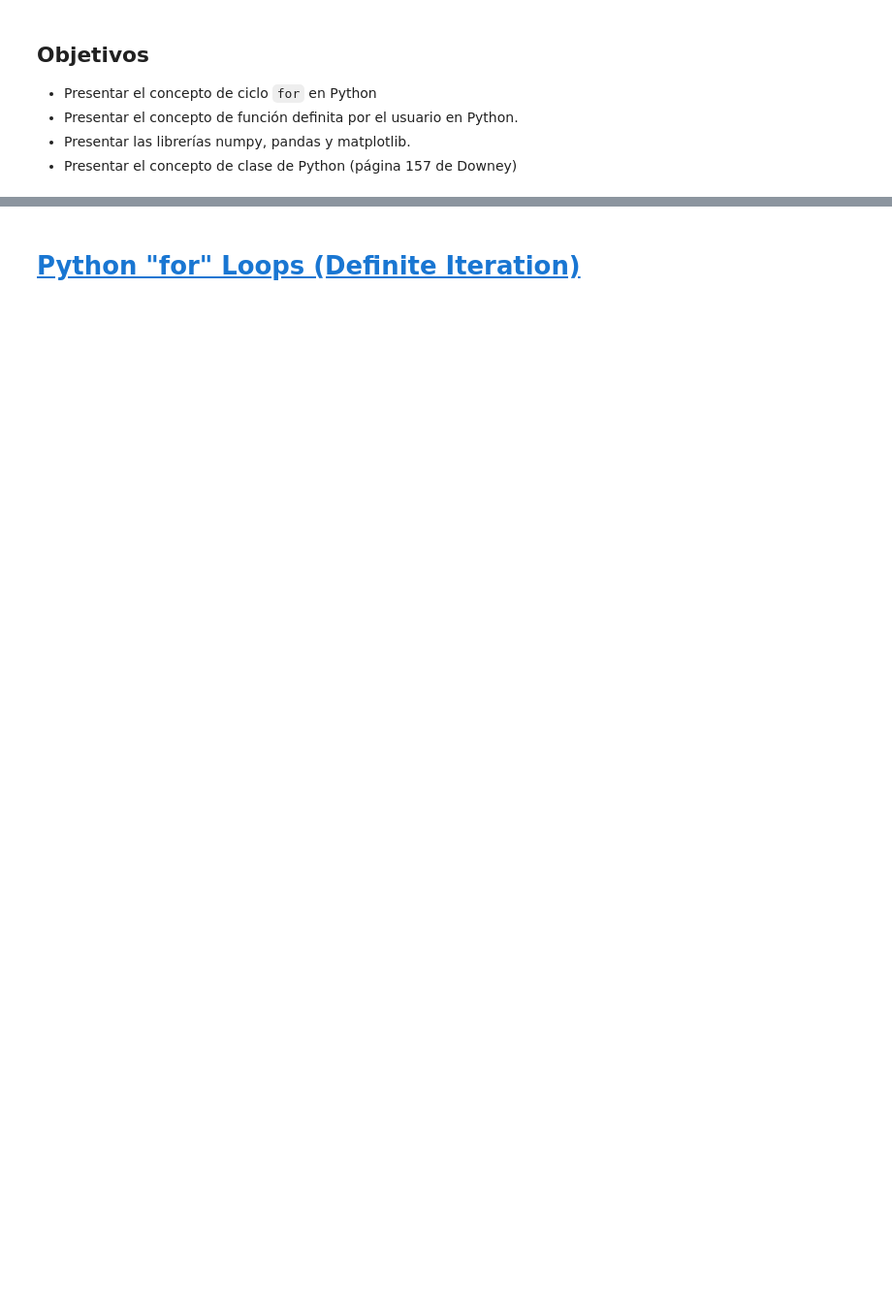
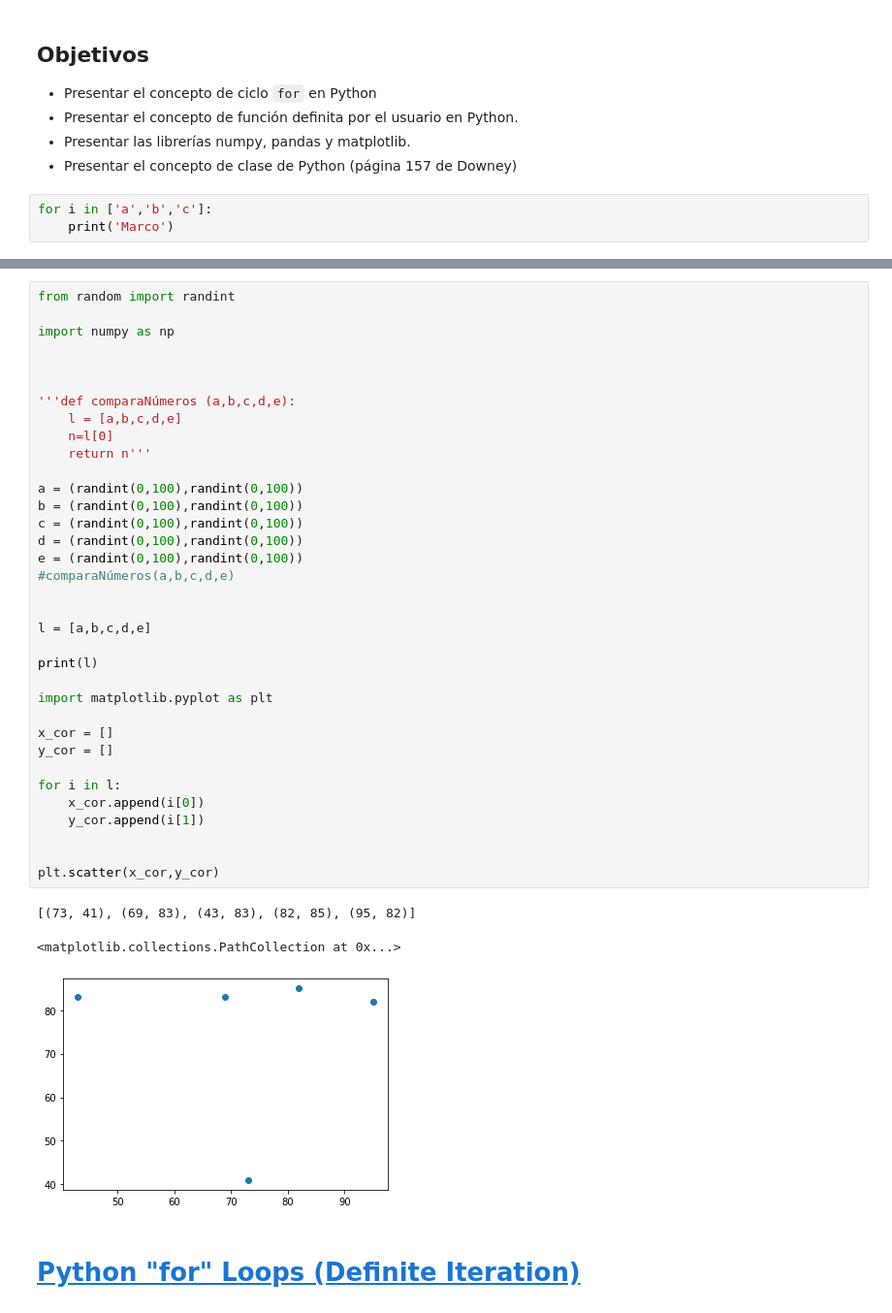
Before and after one commit to marco-canas/encuentra_tu_persona_vitamina, a Jupyter notebook: classes/class_5/class_5.ipynb, the cells around one changed output, grey strips where cells are left out. Shown at 97% size. Cells and saved outputs as stored; diff of their text form; blank space fills up the shorter version.

Commit message:
incluí la primera versión de la clase número 7 del 15 de diciembre

```diff
--- a/classes/class_5/class_5.ipynb
+++ b/classes/class_5/class_5.ipynb
@@ -39,3 +41,6 @@ MONTOYA GONZALEZ PABLO ANDRES
 * Presentar el concepto de función definita por el usuario en Python.
 * Presentar las librerías numpy, pandas y matplotlib.
 * Presentar el concepto de clase de Python (página 157 de Downey)
+# %%
+for i in ['a','b','c']:
+    print('Marco')
@@ -42,3 +114,42 @@ MONTOYA GONZALEZ PABLO ANDRES
+# %%
+from random import randint
+
+import numpy as np
+
+
+
+'''def comparaNúmeros (a,b,c,d,e):
+    l = [a,b,c,d,e]
+    n=l[0]
+    return n'''
+
+a = (randint(0,100),randint(0,100))
+b = (randint(0,100),randint(0,100))
+c = (randint(0,100),randint(0,100))
+d = (randint(0,100),randint(0,100))
+e = (randint(0,100),randint(0,100))
+#comparaNúmeros(a,b,c,d,e)
+
+
+l = [a,b,c,d,e]
+
+print(l)
+
+import matplotlib.pyplot as plt
+
+x_cor = []
+y_cor = []
+
+for i in l:
+    x_cor.append(i[0])
+    y_cor.append(i[1])
+
+
+plt.scatter(x_cor,y_cor)
+# %% [output]
+[(73, 41), (69, 83), (43, 83), (82, 85), (95, 82)]
+<matplotlib.collections.PathCollection at 0x...>
+[figure, added]
 # %% [markdown]
 # [Python "for" Loops (Definite Iteration)](https://realpython.com/python-for-loop/)
 # %% [markdown]
```
Also changed, not shown: parts of 18 cells of this notebook, 8 other files.
